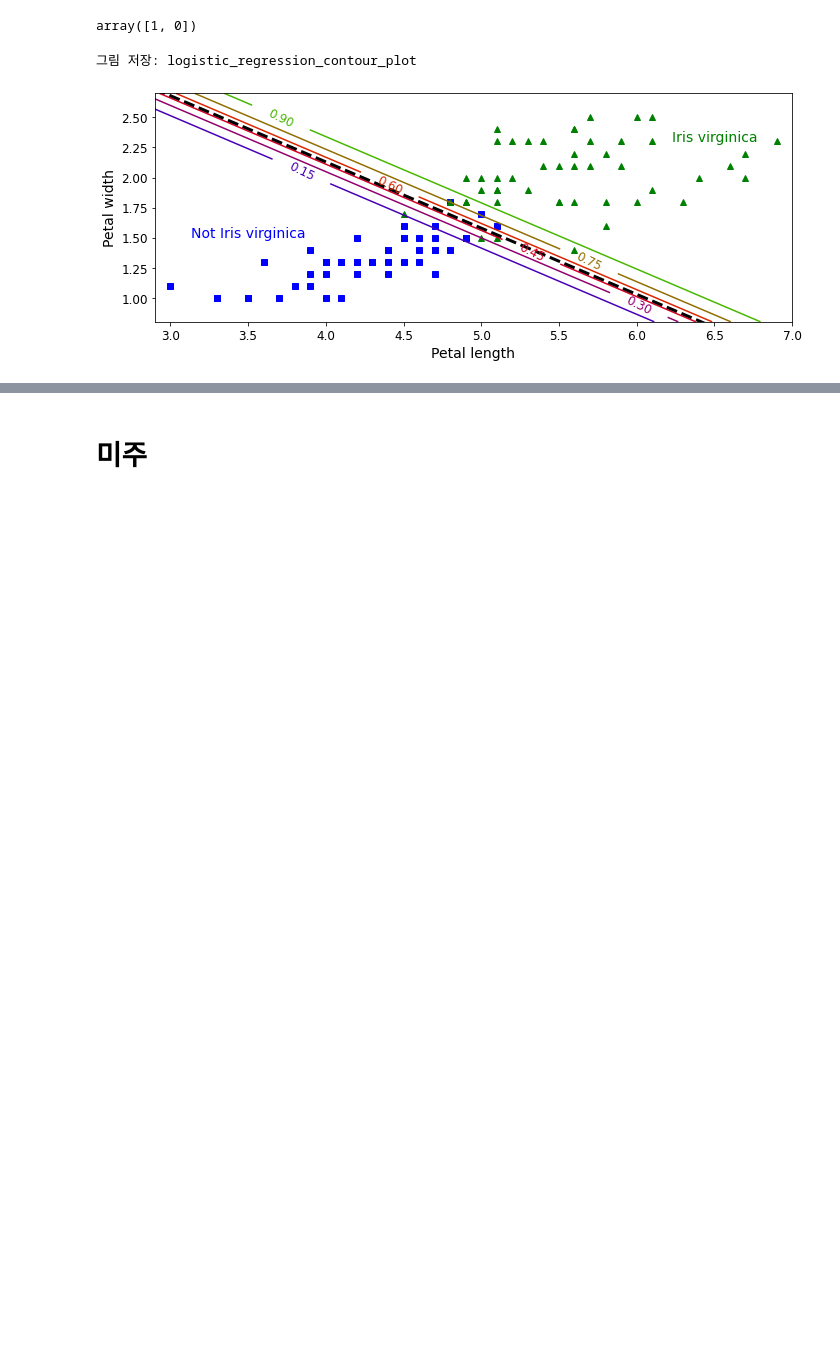
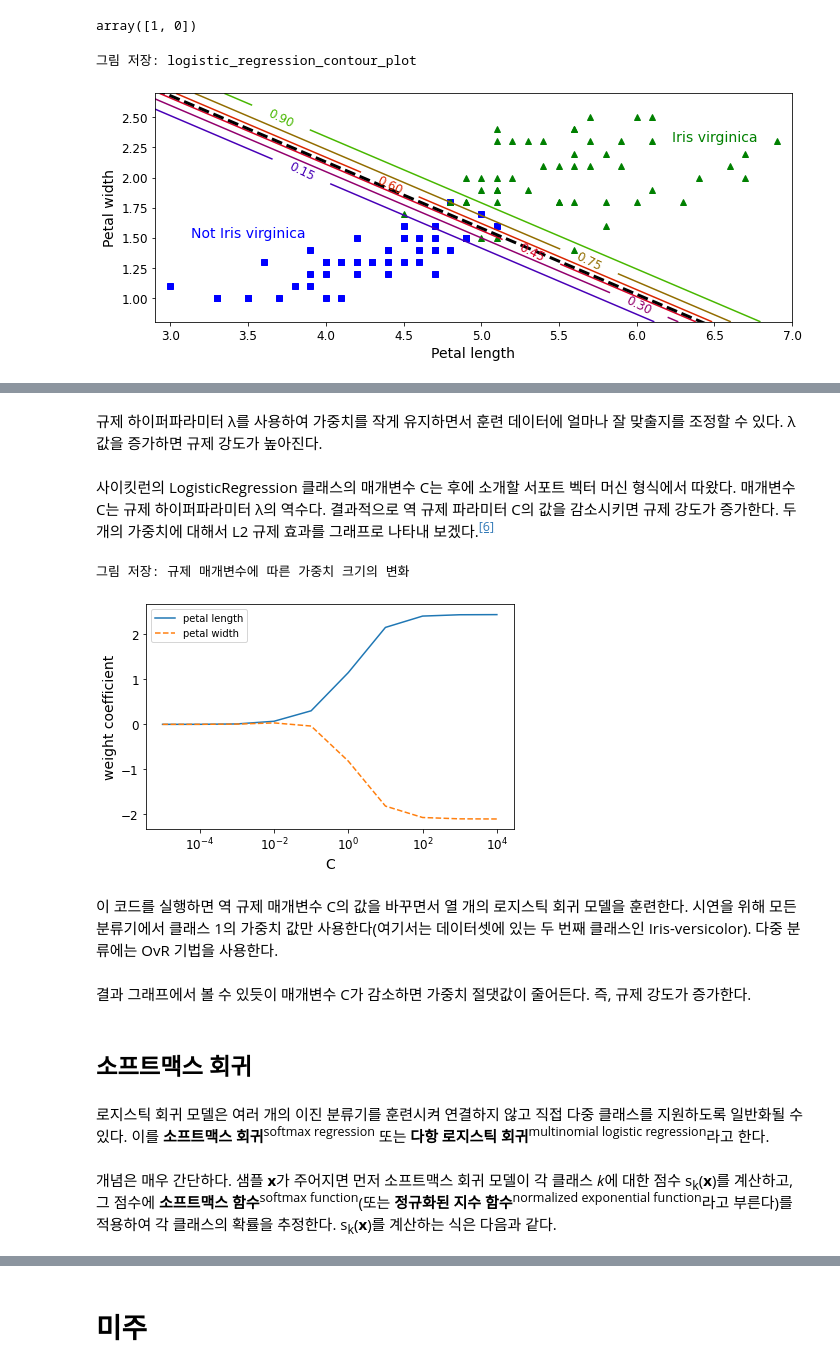
Before and after one commit to Sameta-cani/jwork, a Jupyter notebook: Logistic Regression.ipynb, the cells around one changed output, grey strips where cells are left out. Drawn from its saved outputs; the diff is of its cells as text; code cells hidden in the pictures; blank space fills up the shorter version.

Commit message:
Softmax Regression

```diff
--- a/Logistic Regression.ipynb
+++ b/Logistic Regression.ipynb
@@ -634,0 +659,36 @@ plt.show()
+# %% [markdown]
+규제 하이퍼파라미터 λ를 사용하여 가중치를 작게 유지하면서 훈련 데이터에 얼마나 잘 맞출지를 조정할 수 있다. λ 값을 증가하면 규제 강도가 높아진다.
+# %% [markdown]
+사이킷런의 LogisticRegression 클래스의 매개변수 C는 후에 소개할 서포트 벡터 머신 형식에서 따왔다. 매개변수 C는 규제 하이퍼파라미터 λ의 역수다. 결과적으로 역 규제 파라미터 C의 값을 감소시키면 규제 강도가 증가한다. 두 개의 가중치에 대해서 L2 규제 효과를 그래프로 나타내 보겠다.<sup><a id="a06" href="#p06">[6]</a></sup>
+# %%
+weights, params = [], []
+for c in np.arange(-5, 5):
+    lr = LogisticRegression(solver='liblinear', multi_class='auto', C=10.**c,
+                            random_state=1)
+    lr.fit(X_train_std, y_train)
+    weights.append(lr.coef_[1])
+    params.append(10.**c)
+weights = np.array(weights)
+plt.plot(params, weights[:, 0],
+         label='petal length')
+plt.plot(params, weights[:, 1], linestyle='--',
+         label='petal width')
+plt.ylabel('weight coefficient')
+plt.xlabel('C')
+plt.legend(loc='upper left')
+plt.xscale('log')
+save_fig('규제 매개변수에 따른 가중치 크기의 변화')
+plt.show()
+# %% [output]
+그림 저장: 규제 매개변수에 따른 가중치 크기의 변화
+[figure, added]
+# %% [markdown]
+이 코드를 실행하면 역 규제 매개변수 C의 값을 바꾸면서 열 개의 로지스틱 회귀 모델을 훈련한다. 시연을 위해 모든 분류기에서 클래스 1의 가중치 값만 사용한다(여기서는 데이터셋에 있는 두 번째 클래스인 Iris-versicolor). 다중 분류에는 OvR 기법을 사용한다.
+# %% [markdown]
+결과 그래프에서 볼 수 있듯이 매개변수 C가 감소하면 가중치 절댓값이 줄어든다. 즉, 규제 강도가 증가한다.
+# %% [markdown]
+## 소프트맥스 회귀
+# %% [markdown]
+로지스틱 회귀 모델은 여러 개의 이진 분류기를 훈련시켜 연결하지 않고 직접 다중 클래스를 지원하도록 일반화될 수 있다. 이를 <b>소프트맥스 회귀</b><sup>softmax regression</sup> 또는 <b>다항 로지스틱 회귀</b><sup>multinomial logistic regression</sup>라고 한다.
+# %% [markdown]
+개념은 매우 간단하다. 샘플 <b>x</b>가 주어지면 먼저 소프트맥스 회귀 모델이 각 클래스 <i>k</i>에 대한 점수 s<sub>k</sub>(<b>x</b>)를 계산하고, 그 점수에 <b>소프트맥스 함수</b><sup>softmax function</sup>(또는 <b>정규화된 지수 함수</b><sup>normalized exponential function</sup>라고 부른다)를 적용하여 각 클래스의 확률을 추정한다. s<sub>k</sub>(<b>x</b>)를 계산하는 식은 다음과 같다.
```
Also changed, not shown: parts of 31 cells of this notebook, 7 other files.
